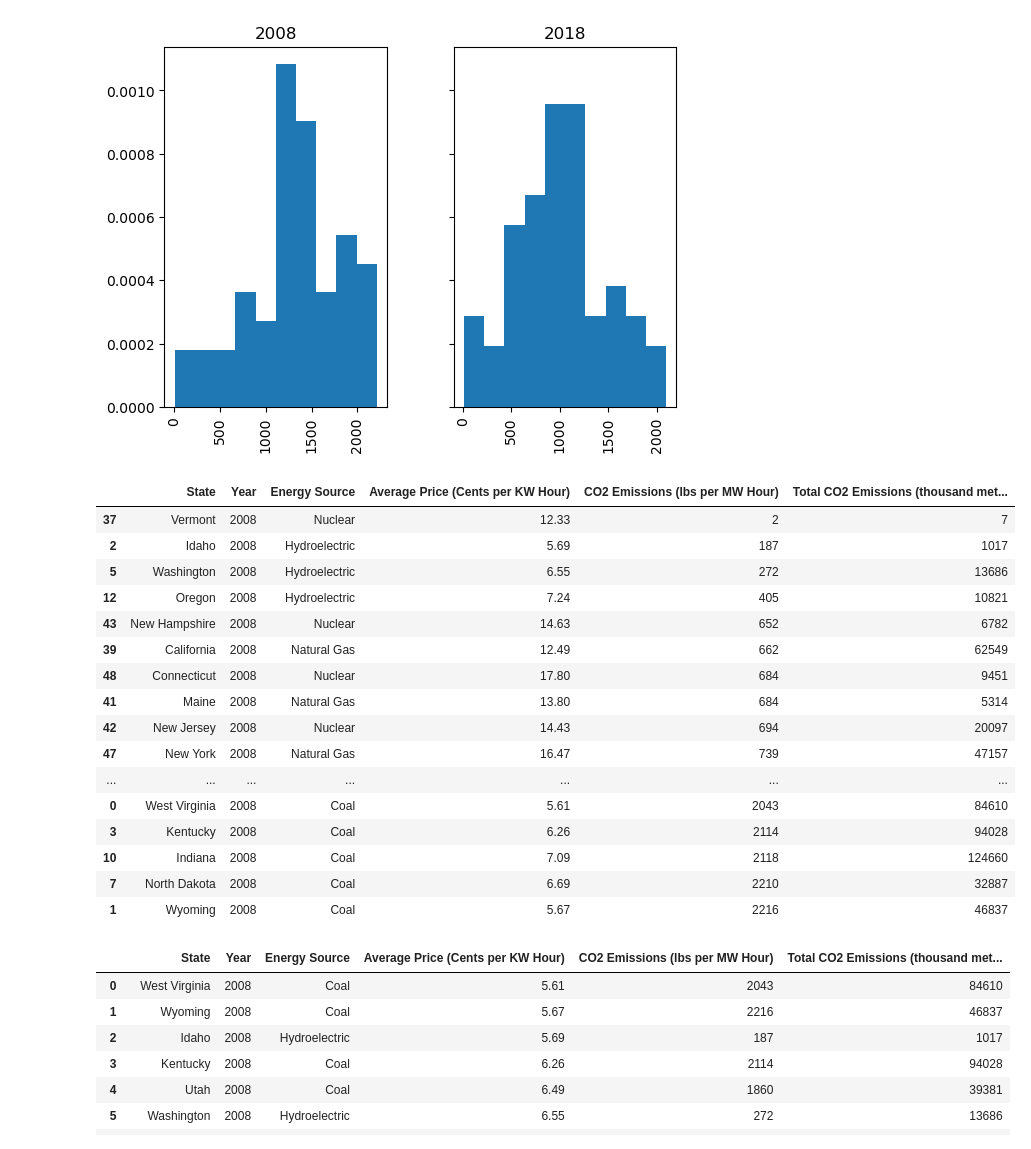
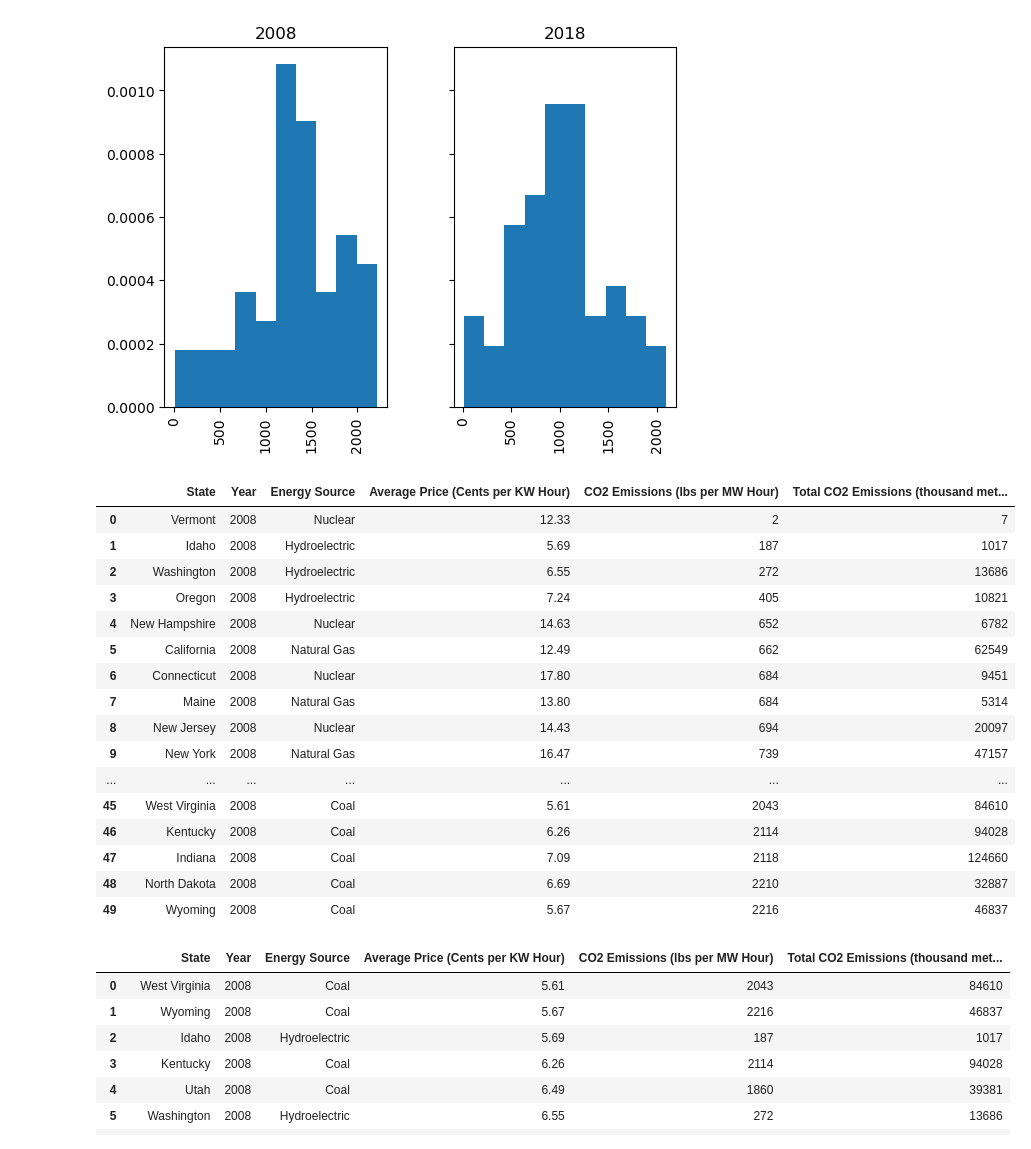
Before and after one commit to andrew8185/project-01, a Jupyter notebook: project_1.ipynb, the cells around one changed output. Saved outputs shown, nothing was run; the diff lists cells and outputs as text; code cells hidden in the pictures.

```diff
--- a/project_1.ipynb
+++ b/project_1.ipynb
@@ -326,25 +293,25 @@ plt.show()
 # %%
 # SORT CO2 EMISSIONS IN 2008
 
-df_2008_state_key_stats.sort_values(by='CO2 Emissions (lbs per MW Hour)')
+df_2008_state_key_stats.sort_values(by='CO2 Emissions (lbs per MW Hour)').reset_index(drop=True)
 # %% [output]
 |  | State | Year | Energy Source | Average Price (Cents per KW Hour) | CO2 Emissions (lbs per MW Hour) | Total CO2 Emissions (thousand met... |
-| 37 | Vermont | 2008 | Nuclear | 12.33 | 2 | 7 |
-| 2 | Idaho | 2008 | Hydroelectric | 5.69 | 187 | 1017 |
-| 5 | Washington | 2008 | Hydroelectric | 6.55 | 272 | 13686 |
-| 12 | Oregon | 2008 | Hydroelectric | 7.24 | 405 | 10821 |
-| 43 | New Hampshire | 2008 | Nuclear | 14.63 | 652 | 6782 |
-| 39 | California | 2008 | Natural Gas | 12.49 | 662 | 62549 |
-| 48 | Connecticut | 2008 | Nuclear | 17.80 | 684 | 9451 |
-| 41 | Maine | 2008 | Natural Gas | 13.80 | 684 | 5314 |
-| 42 | New Jersey | 2008 | Nuclear | 14.43 | 694 | 20097 |
-| 47 | New York | 2008 | Natural Gas | 16.47 | 739 | 47157 |
+| 0 | Vermont | 2008 | Nuclear | 12.33 | 2 | 7 |
+| 1 | Idaho | 2008 | Hydroelectric | 5.69 | 187 | 1017 |
+| 2 | Washington | 2008 | Hydroelectric | 6.55 | 272 | 13686 |
+| 3 | Oregon | 2008 | Hydroelectric | 7.24 | 405 | 10821 |
+| 4 | New Hampshire | 2008 | Nuclear | 14.63 | 652 | 6782 |
+| 5 | California | 2008 | Natural Gas | 12.49 | 662 | 62549 |
+| 6 | Connecticut | 2008 | Nuclear | 17.80 | 684 | 9451 |
+| 7 | Maine | 2008 | Natural Gas | 13.80 | 684 | 5314 |
+| 8 | New Jersey | 2008 | Nuclear | 14.43 | 694 | 20097 |
+| 9 | New York | 2008 | Natural Gas | 16.47 | 739 | 47157 |
 | ... | ... | ... | ... | ... | ... | ... |
-| 0 | West Virginia | 2008 | Coal | 5.61 | 2043 | 84610 |
-| 3 | Kentucky | 2008 | Coal | 6.26 | 2114 | 94028 |
-| 10 | Indiana | 2008 | Coal | 7.09 | 2118 | 124660 |
-| 7 | North Dakota | 2008 | Coal | 6.69 | 2210 | 32887 |
-| 1 | Wyoming | 2008 | Coal | 5.67 | 2216 | 46837 |
+| 45 | West Virginia | 2008 | Coal | 5.61 | 2043 | 84610 |
+| 46 | Kentucky | 2008 | Coal | 6.26 | 2114 | 94028 |
+| 47 | Indiana | 2008 | Coal | 7.09 | 2118 | 124660 |
+| 48 | North Dakota | 2008 | Coal | 6.69 | 2210 | 32887 |
+| 49 | Wyoming | 2008 | Coal | 5.67 | 2216 | 46837 |
 # %%
 # SORT AVERAGE PRICE IN 2008
 
```
Also changed, not shown: parts of 29 cells of this notebook.
